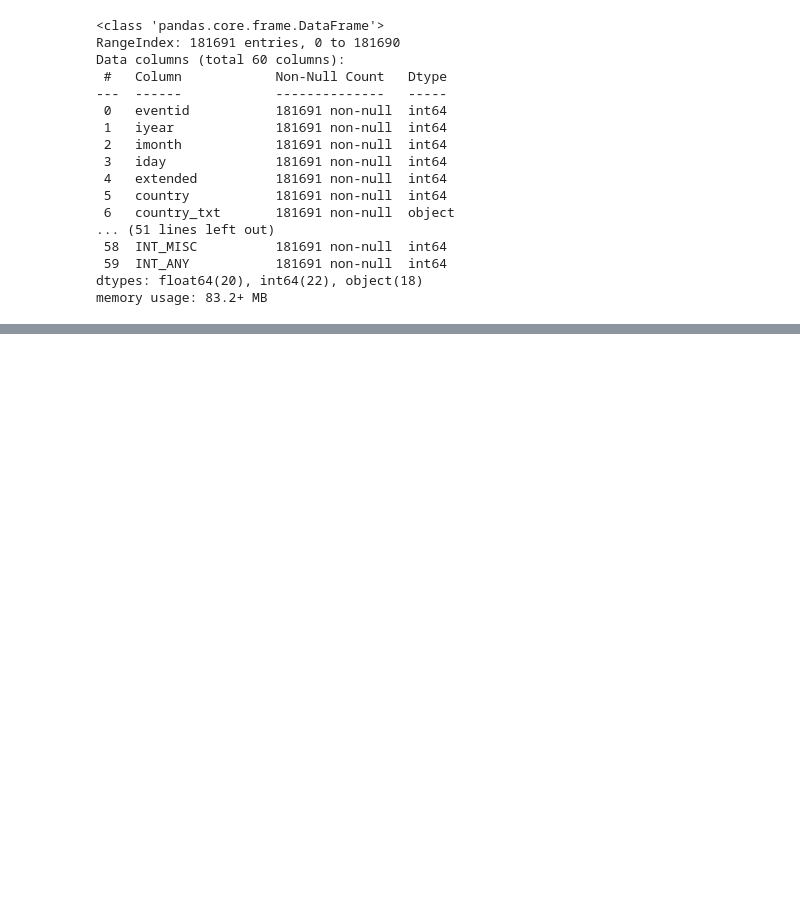
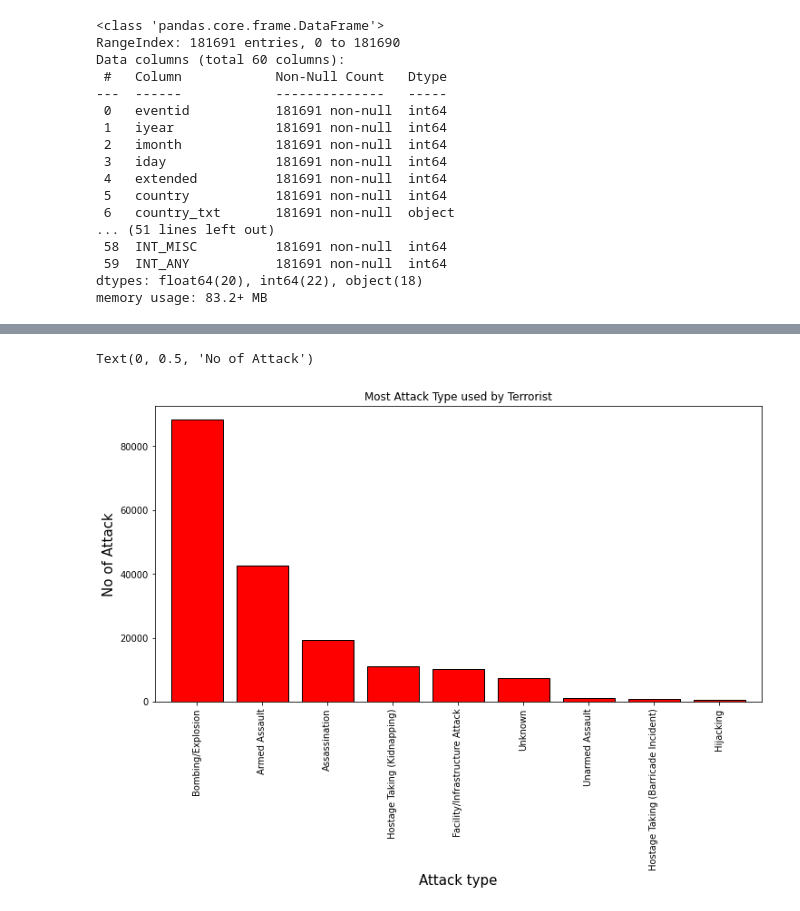
Before and after one commit to chinu1997/Team5-Capstone, a Jupyter notebook: Chinmaya_Devprasad_Team_5_Capstone_Project1.ipynb, the cells around one changed output, grey strips where cells are left out. Cells and saved outputs as stored; diff of their text form; code cells hidden in the pictures; blank space fills up the shorter version.

```diff
--- a/Chinmaya_Devprasad_Team_5_Capstone_Project1.ipynb
+++ b/Chinmaya_Devprasad_Team_5_Capstone_Project1.ipynb
@@ -89,0 +120,14 @@ terror_df.groupby('iyear').agg({'success':sum}).plot(kind='bar')
+# %%
+axplt=terror_df.AttackType.value_counts().plot.bar(width=0.8,linewidth=1,
+    edgecolor='black',
+    figsize = (12,6),
+    fontsize = 10,
+    color='red'
+
+)
+axplt.set_title("Most Attack Type used by Terrorist")
+axplt.set_xlabel('Attack type', fontsize = 15)
+axplt.set_ylabel('No of Attack', fontsize = 15)
+# %% [output]
+Text(0, 0.5, 'No of Attack')
+[figure, added]
```
Also changed, not shown: parts of 19 cells of this notebook.
